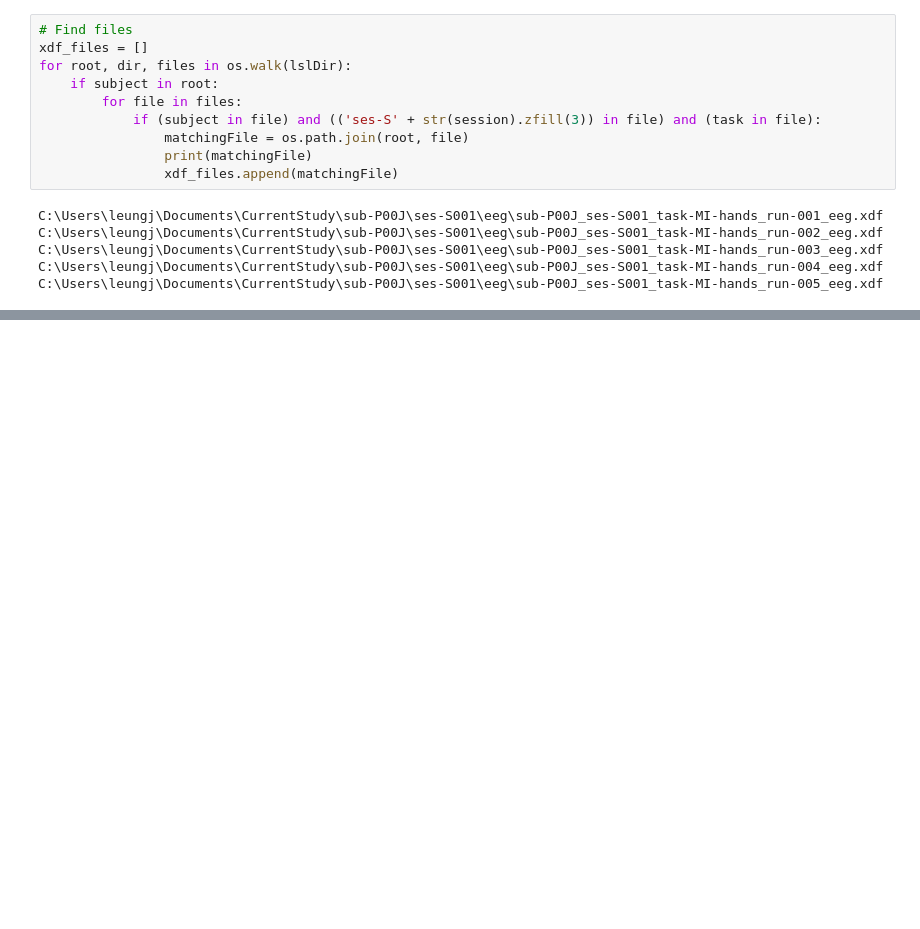
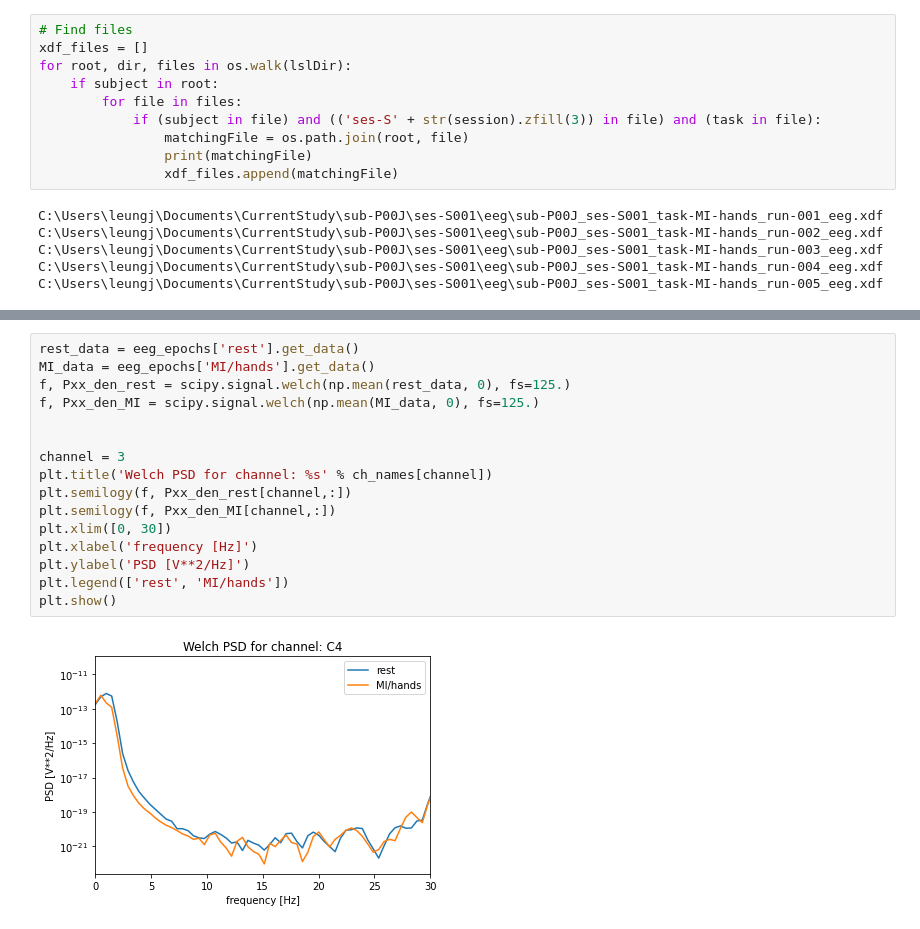
Before and after one commit to jason-leung/brainflow-test, a Jupyter notebook: check_data.ipynb, the cells around one changed output, grey strips where cells are left out. Drawn from its saved outputs; the diff is of its cells as text; blank space fills up the shorter version.

```diff
--- a/check_data.ipynb
+++ b/check_data.ipynb
@@ -127,0 +211,18 @@ plt.plot(eeg_stream[0]['time_series'] / 1e6)
+# %%
+rest_data = eeg_epochs['rest'].get_data()
+MI_data = eeg_epochs['MI/hands'].get_data()
+f, Pxx_den_rest = scipy.signal.welch(np.mean(rest_data, 0), fs=125.)
+f, Pxx_den_MI = scipy.signal.welch(np.mean(MI_data, 0), fs=125.)
+
+
+channel = 3
+plt.title('Welch PSD for channel: %s' % ch_names[channel])
+plt.semilogy(f, Pxx_den_rest[channel,:])
+plt.semilogy(f, Pxx_den_MI[channel,:])
+plt.xlim([0, 30])
+plt.xlabel('frequency [Hz]')
+plt.ylabel('PSD [V**2/Hz]')
+plt.legend(['rest', 'MI/hands'])
+plt.show()
+# %% [output]
+[figure, added]
```
Also changed, not shown: parts of 13 cells of this notebook, 4 other files.
